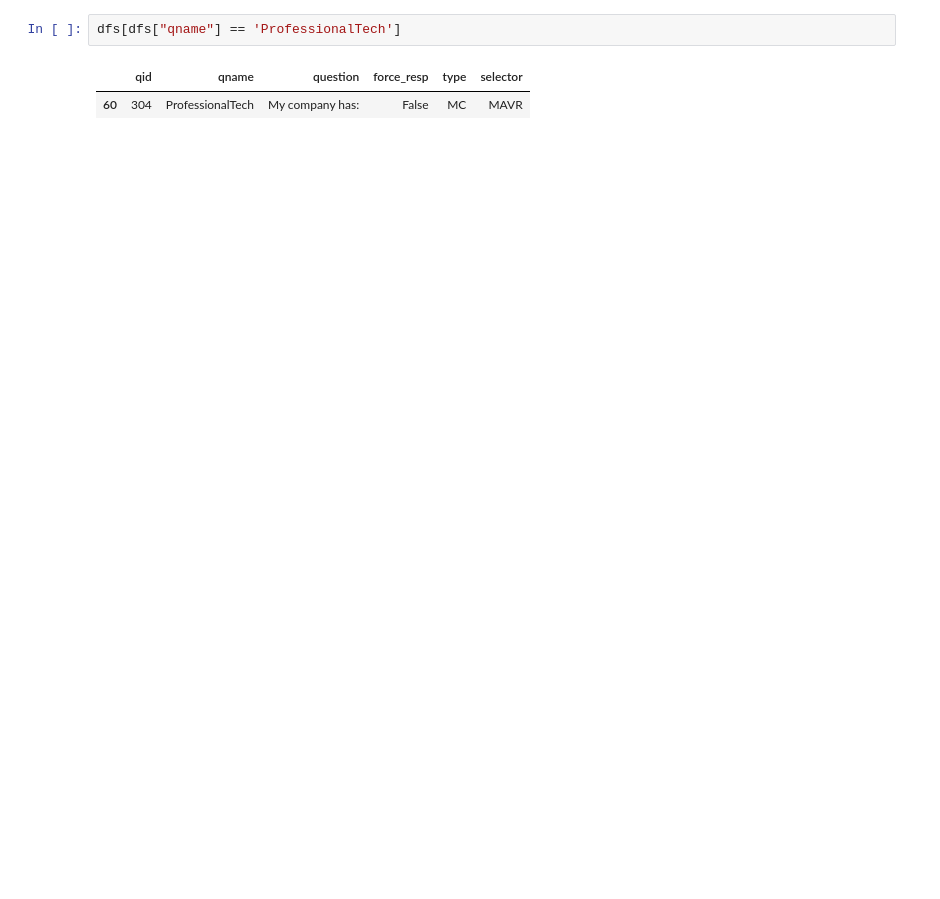
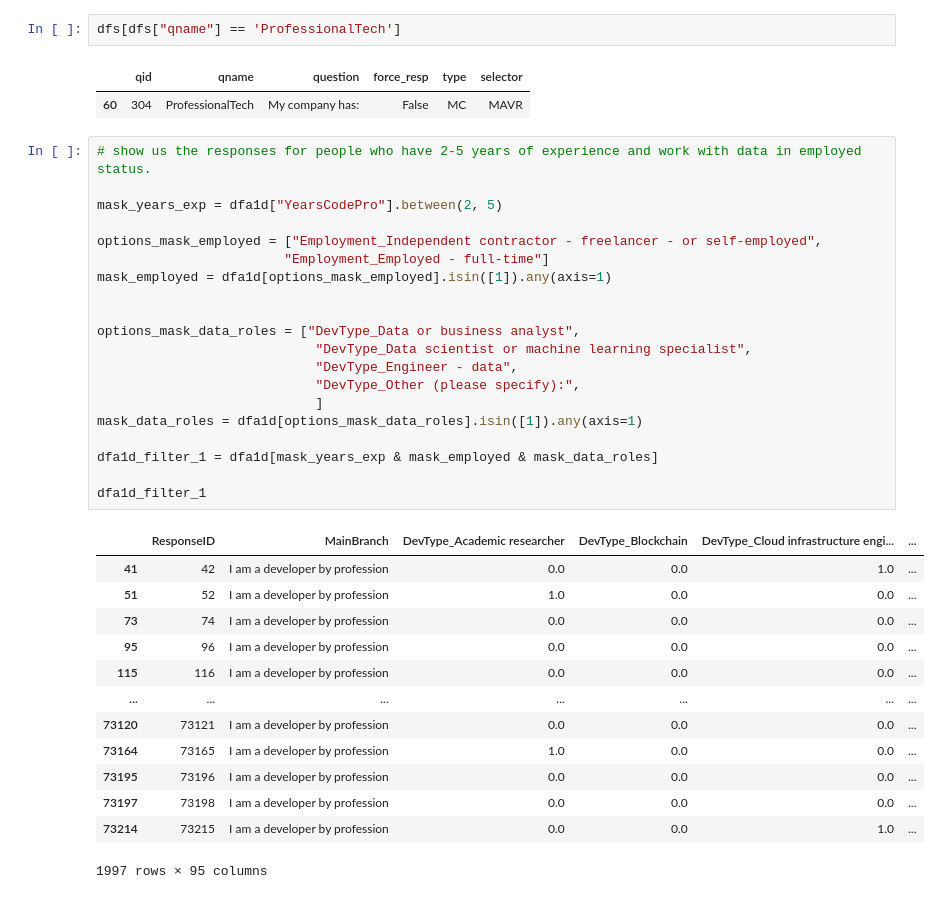
Before and after one commit to ursumarius/developer-survey-analyzing-w-pandas, a Jupyter notebook: data-wrangling/initial-explorative-data-analysis.ipynb, the cells around one changed output. Drawn from its saved outputs; the diff is of its cells as text; blank space fills up the shorter version.

```diff
--- a/data-wrangling/initial-explorative-data-analysis.ipynb
+++ b/data-wrangling/initial-explorative-data-analysis.ipynb
@@ -357,3 +430,37 @@ dfs[dfs["qname"] == 'ProfessionalTech']
 # %% [output]
 |  | qid | qname | question | force_resp | type | selector |
 | 60 | 304 | ProfessionalTech | My company has: | False | MC | MAVR |
+# %%
+# show us the responses for people who have 2-5 years of experience and work with data in employed status.
+
+mask_years_exp = dfa1d["YearsCodePro"].between(2, 5)
+
+options_mask_employed = ["Employment_Independent contractor - freelancer - or self-employed",
+						"Employment_Employed - full-time"]
+mask_employed = dfa1d[options_mask_employed].isin([1]).any(axis=1)
+
+
+options_mask_data_roles = ["DevType_Data or business analyst",
+							"DevType_Data scientist or machine learning specialist",
+							"DevType_Engineer - data",
+							"DevType_Other (please specify):",
+							]
+mask_data_roles = dfa1d[options_mask_data_roles].isin([1]).any(axis=1)
+
+dfa1d_filter_1 = dfa1d[mask_years_exp & mask_employed & mask_data_roles]
+
+dfa1d_filter_1
+# %% [output]
+|  | ResponseID | MainBranch | DevType_Academic researcher | DevType_Blockchain | DevType_Cloud infrastructure engi... | ... |
+| 41 | 42 | I am a developer by profession | 0.0 | 0.0 | 1.0 | ... |
+| 51 | 52 | I am a developer by profession | 1.0 | 0.0 | 0.0 | ... |
+| 73 | 74 | I am a developer by profession | 0.0 | 0.0 | 0.0 | ... |
+| 95 | 96 | I am a developer by profession | 0.0 | 0.0 | 0.0 | ... |
+| 115 | 116 | I am a developer by profession | 0.0 | 0.0 | 0.0 | ... |
+| ... | ... | ... | ... | ... | ... | ... |
+| 73120 | 73121 | I am a developer by profession | 0.0 | 0.0 | 0.0 | ... |
+| 73164 | 73165 | I am a developer by profession | 1.0 | 0.0 | 0.0 | ... |
+| 73195 | 73196 | I am a developer by profession | 0.0 | 0.0 | 0.0 | ... |
+| 73197 | 73198 | I am a developer by profession | 0.0 | 0.0 | 0.0 | ... |
+| 73214 | 73215 | I am a developer by profession | 0.0 | 0.0 | 1.0 | ... |
+1997 rows × 95 columns
```
Also changed, not shown: parts of 11 cells of this notebook.
